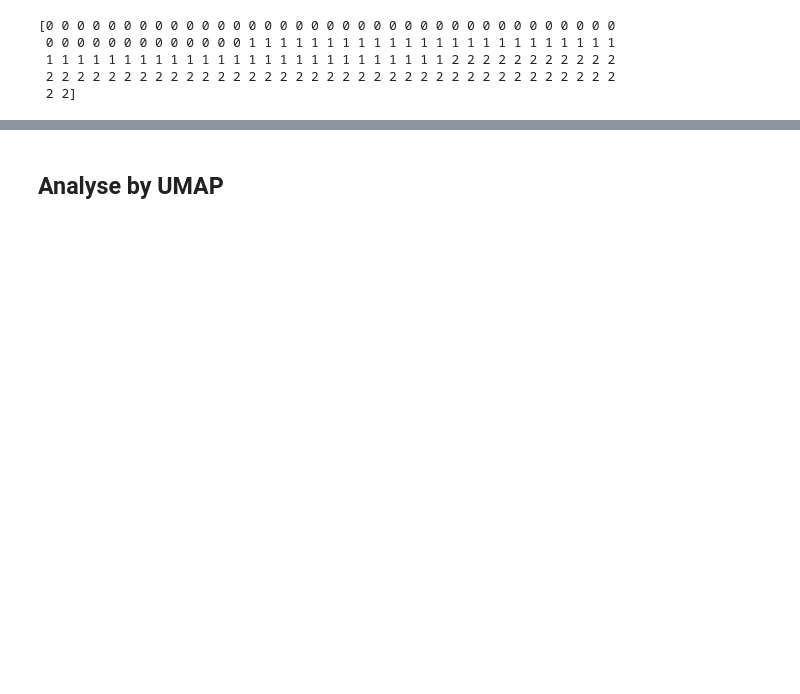
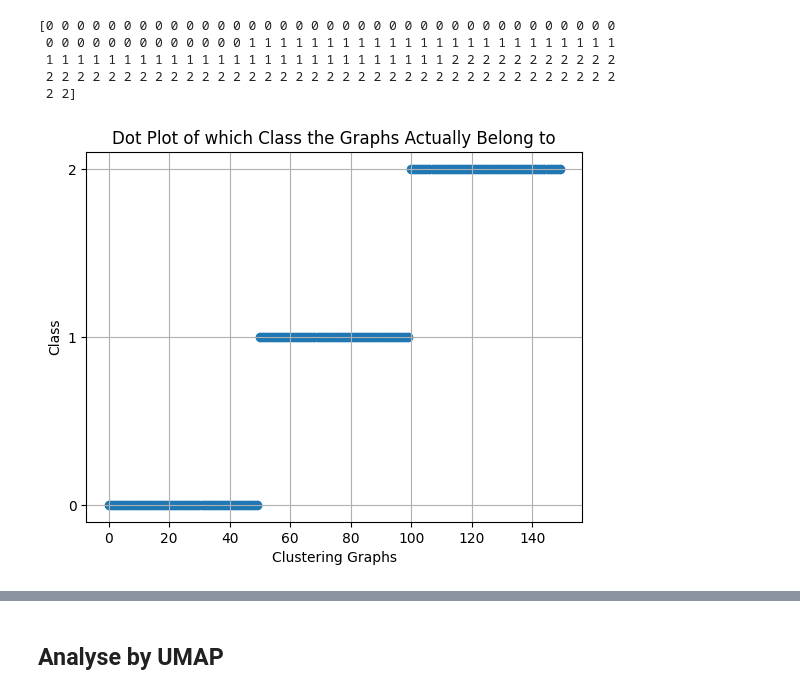
Before and after one commit to cccheryl0111/M2R_Group4, a Jupyter notebook: code.ipynb, the cells around one changed output, grey strips where cells are left out. Drawn from its saved outputs; the diff is of its cells as text; code cells hidden in the pictures; blank space fills up the shorter version.

```diff
--- a/code.ipynb
+++ b/code.ipynb
@@ -614,6 +822,21 @@ print(clustering.labels_)
  1 1 1 1 1 1 1 1 1 1 1 1 1 1 1 1 1 1 1 1 1 1 1 1 1 1 2 2 2 2 2 2 2 2 2 2 2
  2 2 2 2 2 2 2 2 2 2 2 2 2 2 2 2 2 2 2 2 2 2 2 2 2 2 2 2 2 2 2 2 2 2 2 2 2
  2 2]
+# %%
+# list of 150 graphs
+clustering_graphs = list(range(len(clustering.labels_)))
+
+# Create a dot plot
+%matplotlib inline
+plt.scatter(clustering_graphs, clustering.labels_)
+plt.xlabel('Clustering Graphs')
+plt.ylabel('Class')
+plt.title('Dot Plot of which Class the Graphs Actually Belong to')
+plt.yticks([0, 1, 2])
+plt.grid(True)
+plt.show()
+# %% [output]
+[figure, added]
 # %%
 # visuliasation
 from scipy.cluster.hierarchy import linkage, dendrogram
```
Also changed, not shown: parts of 32 cells of this notebook, 6 other files.
